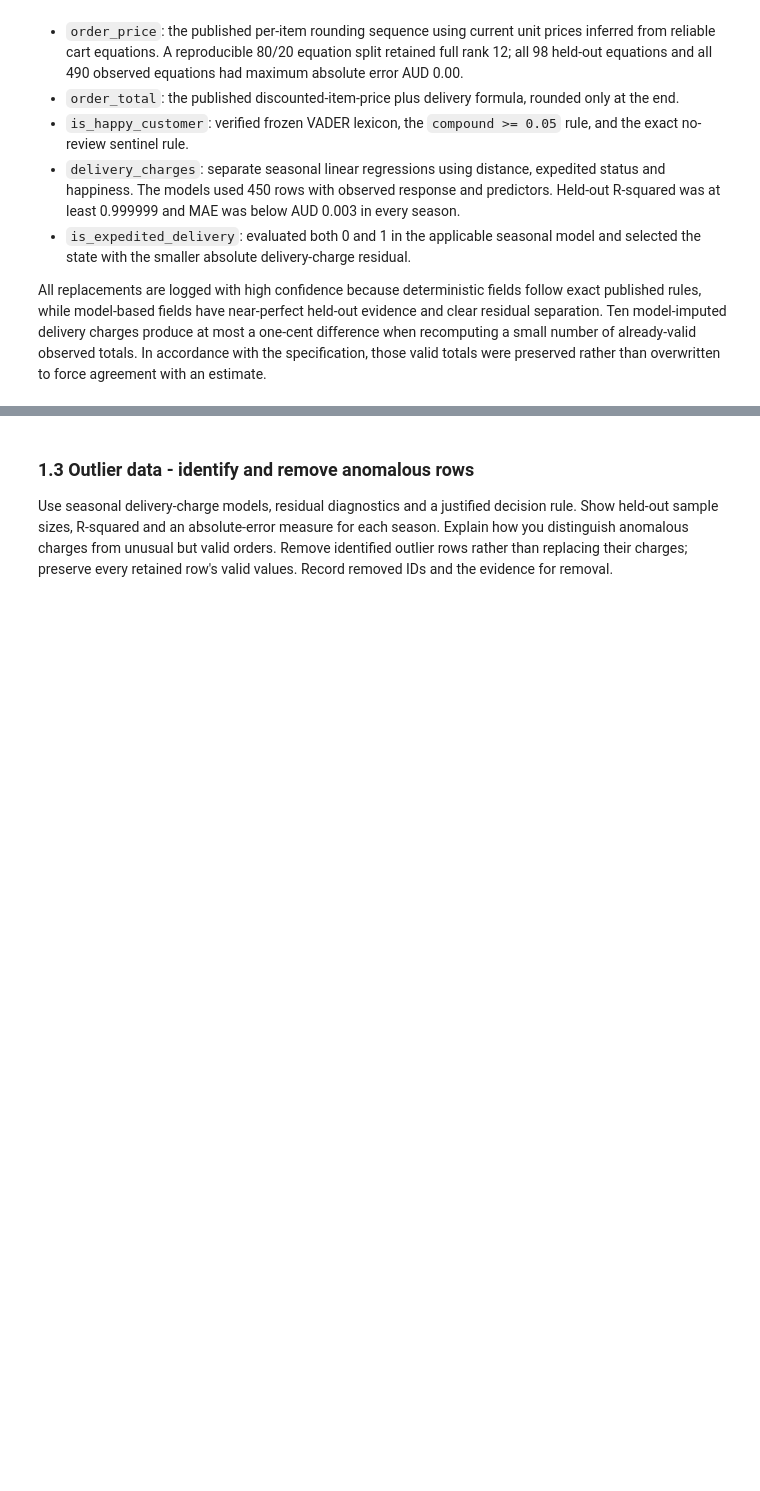
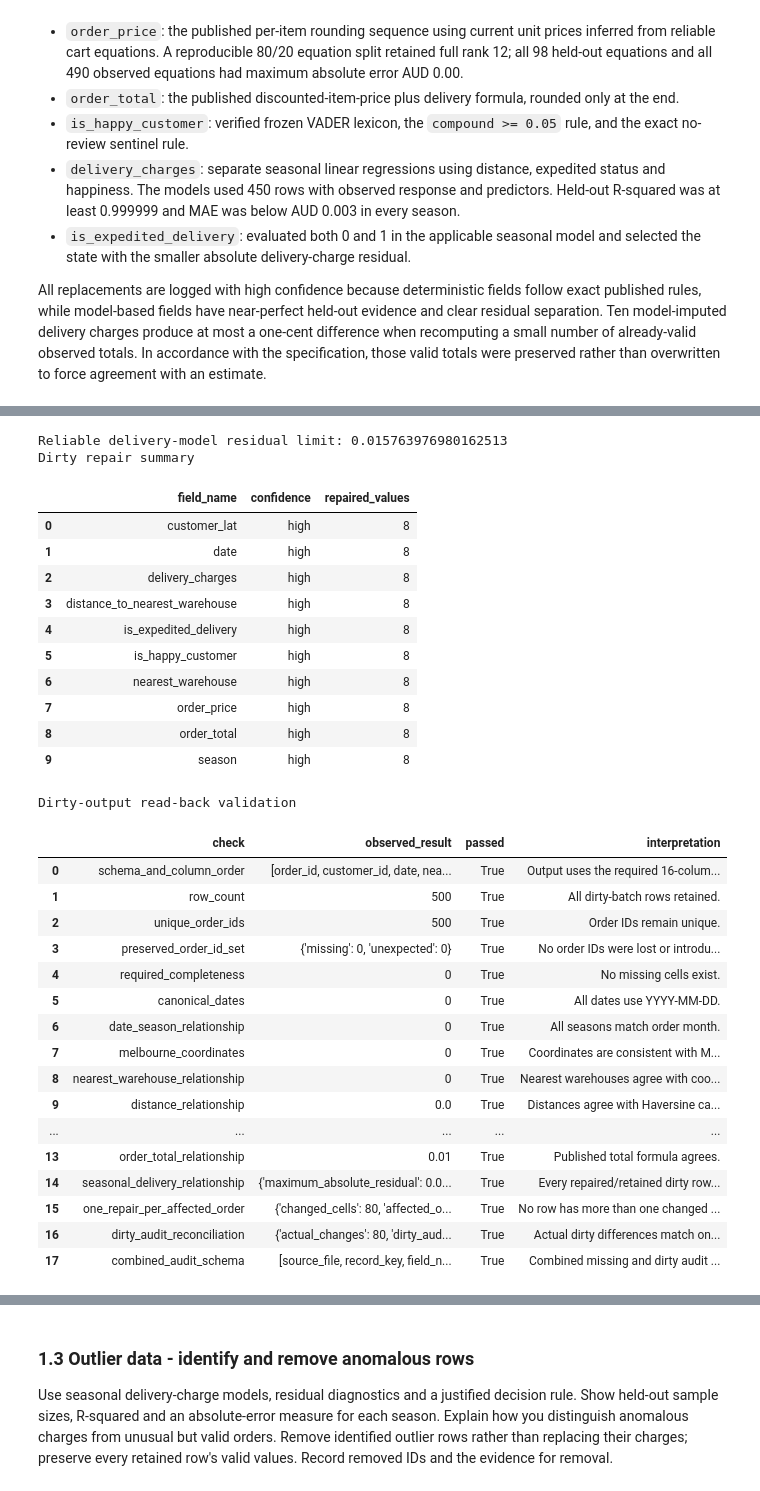
Before and after one commit to ZGHL/FIT5196-A2, a Jupyter notebook: notebooks/Group030_solution.ipynb, the cells around one changed output, grey strips where cells are left out. Drawn from its saved outputs; the diff is of its cells as text; code cells hidden in the pictures; blank space fills up the shorter version.

Commit message:
Clean audit and validate Group030 dirty-data batch

```diff
--- a/notebooks/Group030_solution.ipynb
+++ b/notebooks/Group030_solution.ipynb
@@ -244,0 +239,54 @@ All replacements are logged with high confidence because deterministic fields fo
+# %%
+missing_reference = pd.read_csv(
+    MISSING_INPUT,
+    dtype={"order_id": "string", "customer_id": "string"},
+)
+
+dirty_result = clean_dirty_batch(
+    dirty_input=DIRTY_INPUT,
+    missing_reference=missing_reference,
+    warehouses_input=WAREHOUSES_INPUT,
+    dirty_output=DIRTY_OUTPUT,
+    audit_output=AUDIT_OUTPUT,
+    prices=missing_result.price_map,
+    models=missing_result.seasonal_models,
+    analyzer=missing_result.vader_analyzer,
+)
+
+print("Reliable delivery-model residual limit:", dirty_result.reliable_model_residual_limit)
+print("Dirty repair summary")
+display(dirty_result.repair_summary)
+print("Dirty-output read-back validation")
+display(dirty_result.validation)
+# %% [output]
+Reliable delivery-model residual limit: 0.015763976980162513
+Dirty repair summary
+|  | field_name | confidence | repaired_values |
+| 0 | customer_lat | high | 8 |
+| 1 | date | high | 8 |
+| 2 | delivery_charges | high | 8 |
+| 3 | distance_to_nearest_warehouse | high | 8 |
+| 4 | is_expedited_delivery | high | 8 |
+| 5 | is_happy_customer | high | 8 |
+| 6 | nearest_warehouse | high | 8 |
+| 7 | order_price | high | 8 |
+| 8 | order_total | high | 8 |
+| 9 | season | high | 8 |
+Dirty-output read-back validation
+|  | check | observed_result | passed | interpretation |
+| 0 | schema_and_column_order | [order_id, customer_id, date, nea... | True | Output uses the required 16-colum... |
+| 1 | row_count | 500 | True | All dirty-batch rows retained. |
+| 2 | unique_order_ids | 500 | True | Order IDs remain unique. |
+| 3 | preserved_order_id_set | {'missing': 0, 'unexpected': 0} | True | No order IDs were lost or introdu... |
+| 4 | required_completeness | 0 | True | No missing cells exist. |
+| 5 | canonical_dates | 0 | True | All dates use YYYY-MM-DD. |
+| 6 | date_season_relationship | 0 | True | All seasons match order month. |
+| 7 | melbourne_coordinates | 0 | True | Coordinates are consistent with M... |
+| 8 | nearest_warehouse_relationship | 0 | True | Nearest warehouses agree with coo... |
+| 9 | distance_relationship | 0.0 | True | Distances agree with Haversine ca... |
+| ... | ... | ... | ... | ... |
+| 13 | order_total_relationship | 0.01 | True | Published total formula agrees. |
+| 14 | seasonal_delivery_relationship | {'maximum_absolute_residual': 0.0... | True | Every repaired/retained dirty row... |
+| 15 | one_repair_per_affected_order | {'changed_cells': 80, 'affected_o... | True | No row has more than one changed ... |
+| 16 | dirty_audit_reconciliation | {'actual_changes': 80, 'dirty_aud... | True | Actual dirty differences match on... |
+| 17 | combined_audit_schema | [source_file, record_key, field_n... | True | Combined missing and dirty audit ... |
```
Also changed, not shown: parts of 12 cells of this notebook, 5 other files.
